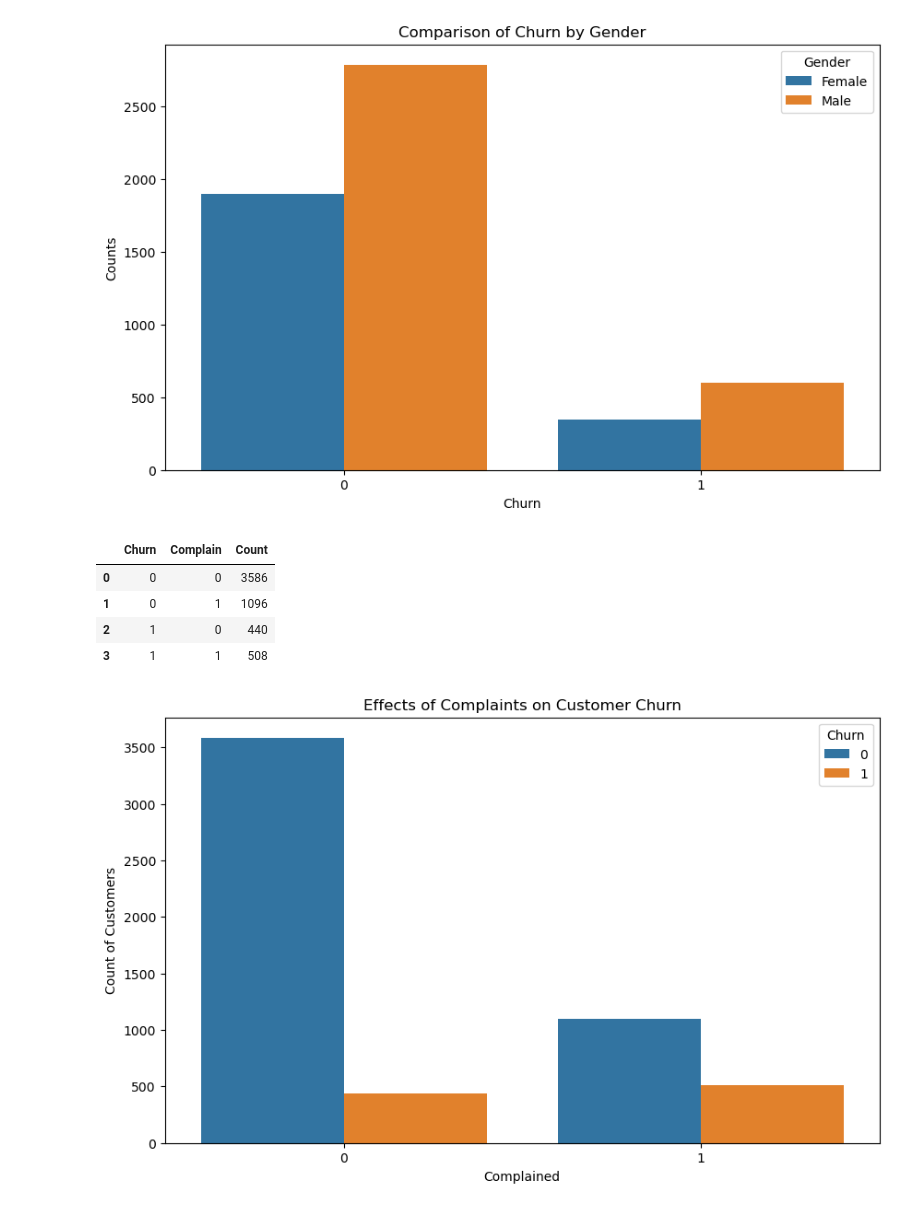
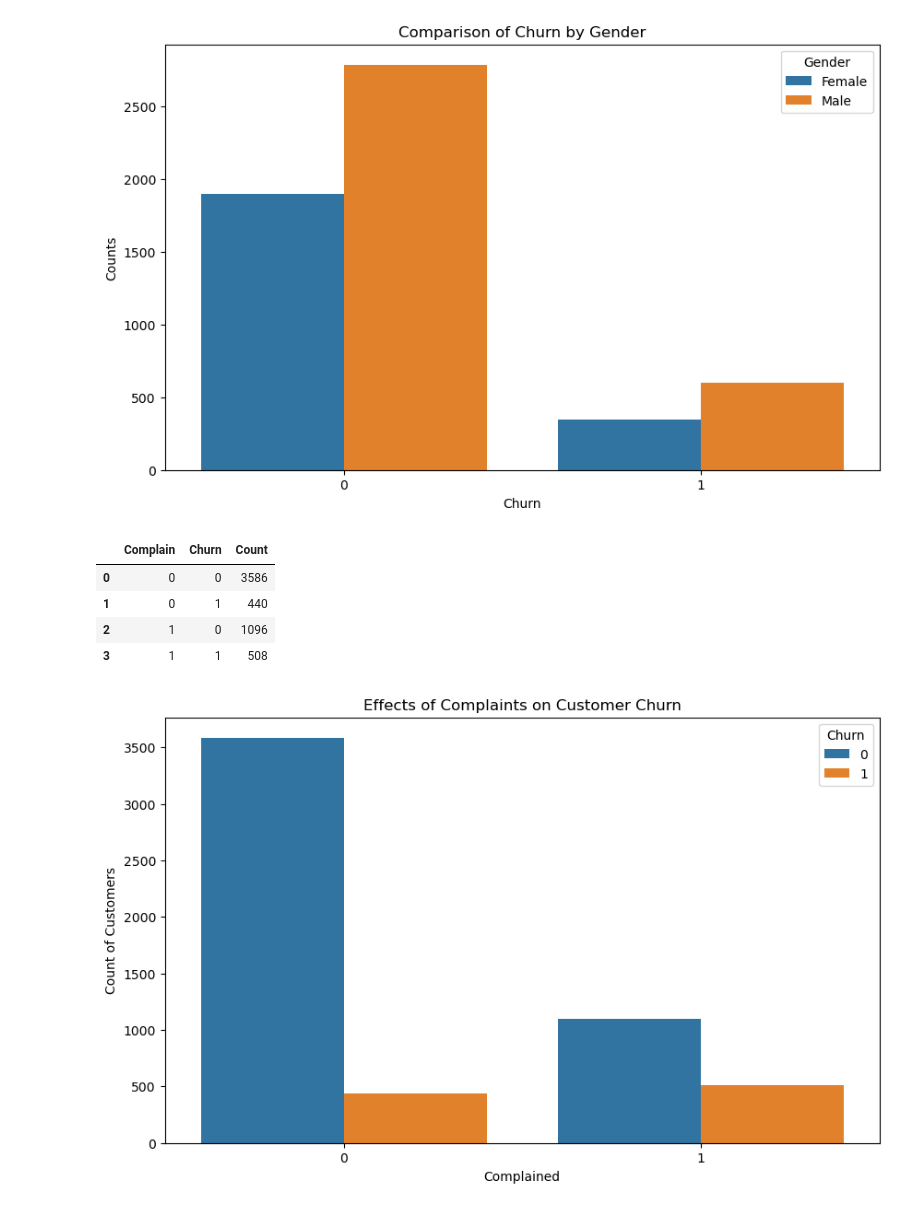
Before and after one commit to julia-sam/e-commerce-churn-prediction, a Jupyter notebook: E-Commerce Churn Prediction.ipynb, the cells around one changed output. Cells and saved outputs as stored; diff of their text form; code cells hidden in the pictures.

```diff
--- a/E-Commerce Churn Prediction.ipynb
+++ b/E-Commerce Churn Prediction.ipynb
@@ -205,13 +205,13 @@ plt.show()
 # %% [output]
 [figure]
 # %%
-grouped_df_churn_complaints = df1.groupby(['Churn', 'Complain']).size().reset_index(name='Count')
+grouped_df_churn_complaints = df1.groupby(['Complain', 'Churn']).size().reset_index(name='Count')
 grouped_df_churn_complaints
 # %% [output]
-|  | Churn | Complain | Count |
+|  | Complain | Churn | Count |
 | 0 | 0 | 0 | 3586 |
-| 1 | 0 | 1 | 1096 |
-| 2 | 1 | 0 | 440 |
+| 1 | 0 | 1 | 440 |
+| 2 | 1 | 0 | 1096 |
 | 3 | 1 | 1 | 508 |
 # %%
 df1['Complain'] = df1['Complain'].astype(str)
```
Also changed, not shown: parts of 8 cells of this notebook.
